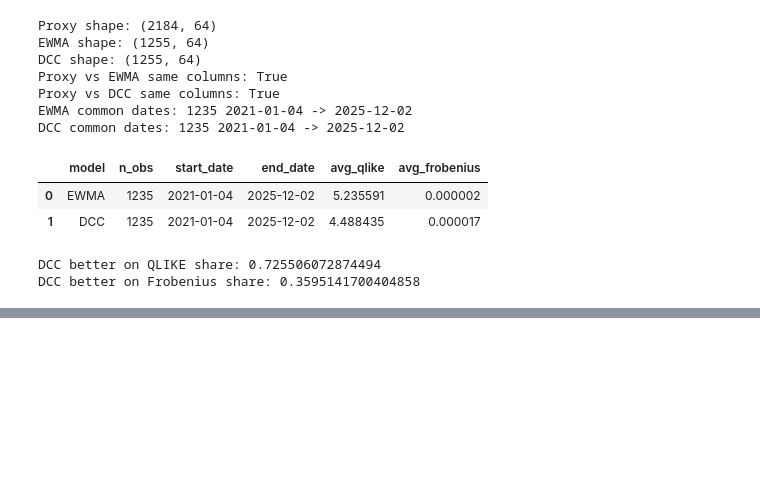
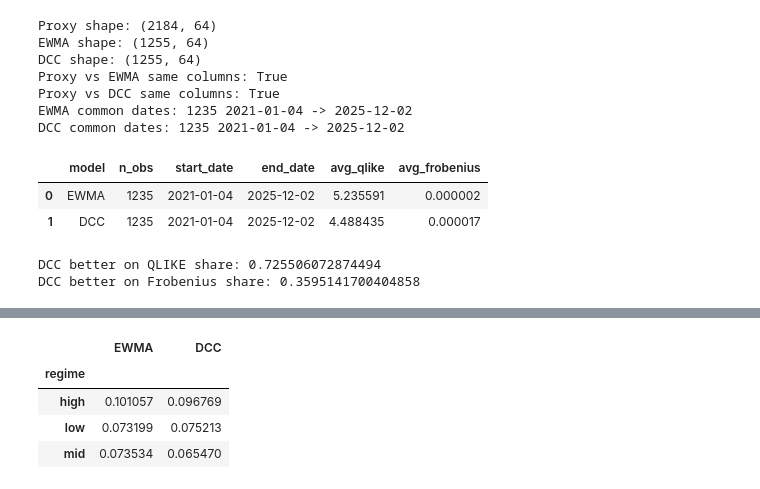
Before and after one commit to bjornhaalandoma/Master_thesis, a Jupyter notebook: evaluation/evaluation.ipynb, the cells around one changed output, grey strips where cells are left out. Cells and saved outputs as stored; diff of their text form; code cells hidden in the pictures; blank space fills up the shorter version.

```diff
--- a/evaluation/evaluation.ipynb
+++ b/evaluation/evaluation.ipynb
@@ -121,0 +259,40 @@ DCC better on Frobenius share: 0.3595141700404858
+# %%
+ewma_losses["regime"] = vol_regime.loc[ewma_losses.index]
+dcc_losses["regime"] = vol_regime.loc[dcc_losses.index]
+
+ewma_comp_losses["regime"] = vol_regime.loc[ewma_comp_losses.index]
+dcc_comp_losses["regime"] = vol_regime.loc[dcc_comp_losses.index]
+
+qlike_regime_table = pd.DataFrame({
+    "EWMA": ewma_losses.groupby("regime")["QLIKE"].mean(),
+    "DCC": dcc_losses.groupby("regime")["QLIKE"].mean()
+})
+
+qlike_regime_table
+
+frob_regime_table = pd.DataFrame({
+    "EWMA": ewma_losses.groupby("regime")["FROBENIUS"].mean(),
+    "DCC": dcc_losses.groupby("regime")["FROBENIUS"].mean()
+})
+
+frob_regime_table
+
+var_regime_table = pd.DataFrame({
+    "EWMA": ewma_comp_losses.groupby("regime")["VAR_MSE"].mean(),
+    "DCC": dcc_comp_losses.groupby("regime")["VAR_MSE"].mean()
+})
+
+var_regime_table
+
+corr_regime_table = pd.DataFrame({
+    "EWMA": ewma_comp_losses.groupby("regime")["CORR_MSE"].mean(),
+    "DCC": dcc_comp_losses.groupby("regime")["CORR_MSE"].mean()
+})
+
+corr_regime_table
+# %% [output]
+|  | EWMA | DCC |
+| regime |  |  |
+| high | 0.101057 | 0.096769 |
+| low | 0.073199 | 0.075213 |
+| mid | 0.073534 | 0.065470 |
```
Also changed, not shown: parts of 10 cells of this notebook, 1 other file.
